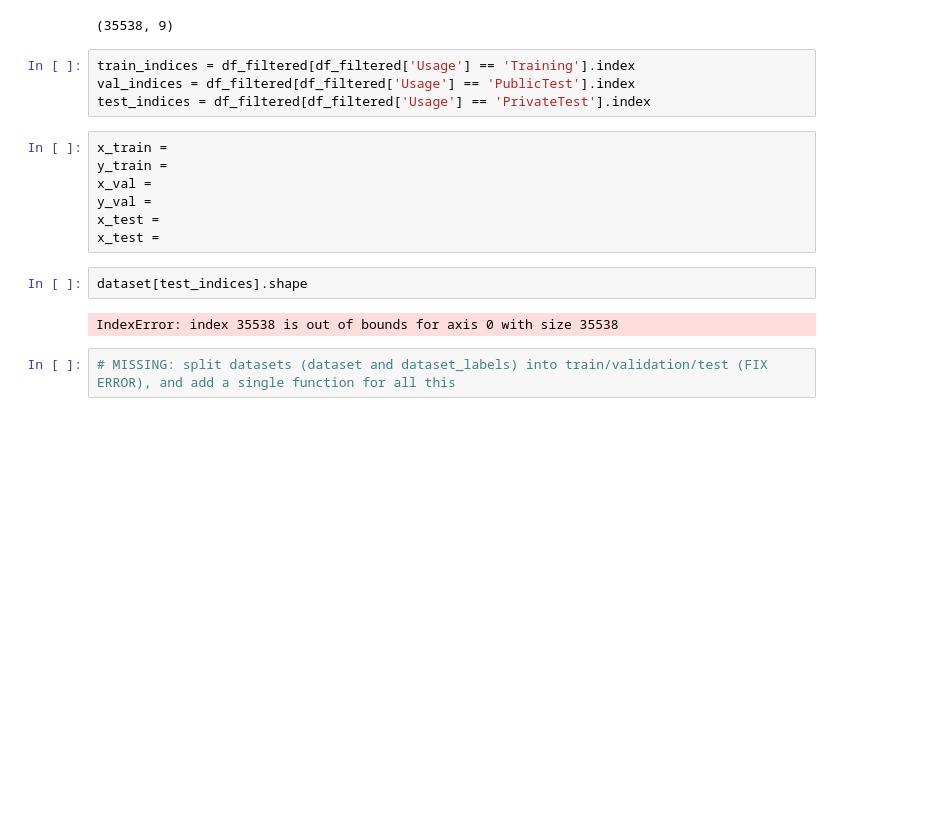
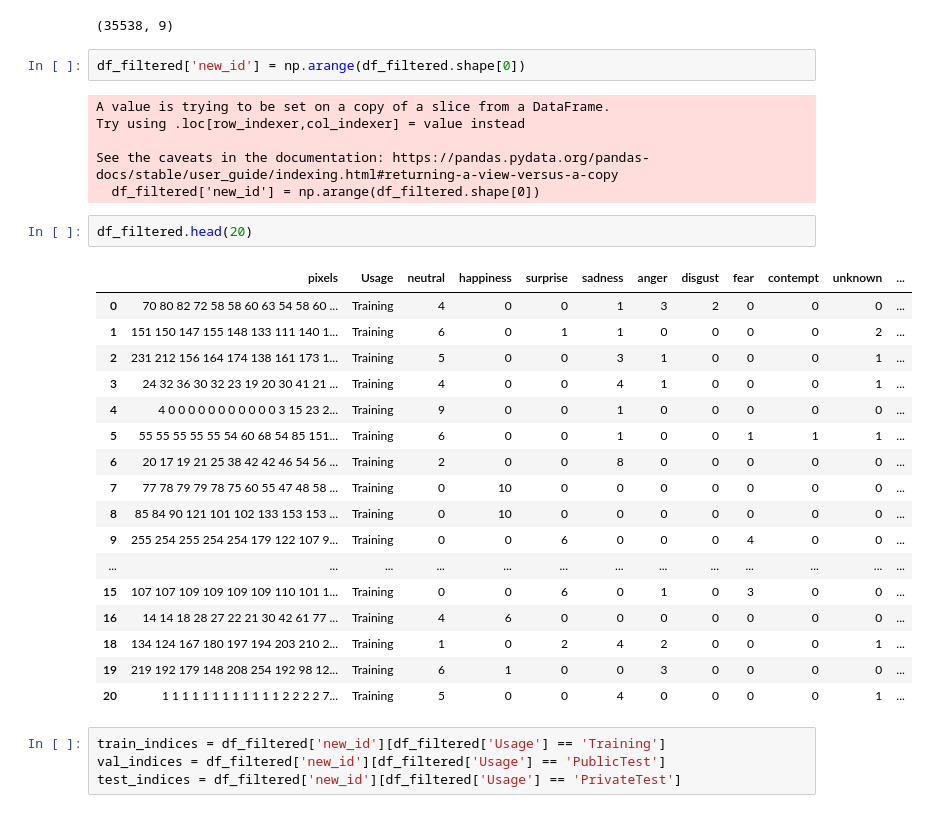
Before and after one commit to lemtiel93/progetto-crif, a Jupyter notebook: loader_process.ipynb, the cells around one changed output. Drawn from its saved outputs; the diff is of its cells as text; blank space fills up the shorter version.

```diff
--- a/loader_process.ipynb
+++ b/loader_process.ipynb
@@ -128,20 +128,35 @@ dataset_labels = dataset_labels.to_numpy()
 dataset_labels.shape
 # %% [output]
 (35538, 9)
+# %%
+df_filtered['new_id'] = np.arange(df_filtered.shape[0])
+# %% [output]
+A value is trying to be set on a copy of a slice from a DataFrame.
+Try using .loc[row_indexer,col_indexer] = value instead
+
+See the caveats in the documentation: https://pandas.pydata.org/pandas-docs/stable/user_guide/indexing.html#returning-a-view-versus-a-copy
+  df_filtered['new_id'] = np.arange(df_filtered.shape[0])
+# %%
+df_filtered.head(20)
+# %% [output]
+|  | pixels | Usage | neutral | happiness | surprise | sadness | anger | disgust | fear | contempt | unknown | ... |
+| 0 | 70 80 82 72 58 58 60 63 54 58 60 ... | Training | 4 | 0 | 0 | 1 | 3 | 2 | 0 | 0 | 0 | ... |
+| 1 | 151 150 147 155 148 133 111 140 1... | Training | 6 | 0 | 1 | 1 | 0 | 0 | 0 | 0 | 2 | ... |
+| 2 | 231 212 156 164 174 138 161 173 1... | Training | 5 | 0 | 0 | 3 | 1 | 0 | 0 | 0 | 1 | ... |
+| 3 | 24 32 36 30 32 23 19 20 30 41 21 ... | Training | 4 | 0 | 0 | 4 | 1 | 0 | 0 | 0 | 1 | ... |
+| 4 | 4 0 0 0 0 0 0 0 0 0 0 0 3 15 23 2... | Training | 9 | 0 | 0 | 1 | 0 | 0 | 0 | 0 | 0 | ... |
+| 5 | 55 55 55 55 55 54 60 68 54 85 151... | Training | 6 | 0 | 0 | 1 | 0 | 0 | 1 | 1 | 1 | ... |
+| 6 | 20 17 19 21 25 38 42 42 46 54 56 ... | Training | 2 | 0 | 0 | 8 | 0 | 0 | 0 | 0 | 0 | ... |
+| 7 | 77 78 79 79 78 75 60 55 47 48 58 ... | Training | 0 | 10 | 0 | 0 | 0 | 0 | 0 | 0 | 0 | ... |
+| 8 | 85 84 90 121 101 102 133 153 153 ... | Training | 0 | 10 | 0 | 0 | 0 | 0 | 0 | 0 | 0 | ... |
+| 9 | 255 254 255 254 254 179 122 107 9... | Training | 0 | 0 | 6 | 0 | 0 | 0 | 4 | 0 | 0 | ... |
+| ... | ... | ... | ... | ... | ... | ... | ... | ... | ... | ... | ... | ... |
+| 15 | 107 107 109 109 109 109 110 101 1... | Training | 0 | 0 | 6 | 0 | 1 | 0 | 3 | 0 | 0 | ... |
+| 16 | 14 14 18 28 27 22 21 30 42 61 77 ... | Training | 4 | 6 | 0 | 0 | 0 | 0 | 0 | 0 | 0 | ... |
+| 18 | 134 124 167 180 197 194 203 210 2... | Training | 1 | 0 | 2 | 4 | 2 | 0 | 0 | 0 | 1 | ... |
+| 19 | 219 192 179 148 208 254 192 98 12... | Training | 6 | 1 | 0 | 0 | 3 | 0 | 0 | 0 | 0 | ... |
+| 20 | 1 1 1 1 1 1 1 1 1 1 1 1 2 2 2 2 7... | Training | 5 | 0 | 0 | 4 | 0 | 0 | 0 | 0 | 1 | ... |
 # %%
-train_indices = df_filtered[df_filtered['Usage'] == 'Training'].index
-val_indices = df_filtered[df_filtered['Usage'] == 'PublicTest'].index
-test_indices = df_filtered[df_filtered['Usage'] == 'PrivateTest'].index
+train_indices = df_filtered['new_id'][df_filtered['Usage'] == 'Training']
+val_indices = df_filtered['new_id'][df_filtered['Usage'] == 'PublicTest']
+test_indices = df_filtered['new_id'][df_filtered['Usage'] == 'PrivateTest']
-# %%
-x_train =
-y_train =
-x_val =
-y_val =
-x_test =
-x_test =
-# %%
-dataset[test_indices].shape
-# %% [output]
-IndexError: index 35538 is out of bounds for axis 0 with size 35538
-# %%
-# MISSING: split datasets (dataset and dataset_labels) into train/validation/test (FIX ERROR), and add a single function for all this
```
Also changed, not shown: parts of 2 cells of this notebook.
